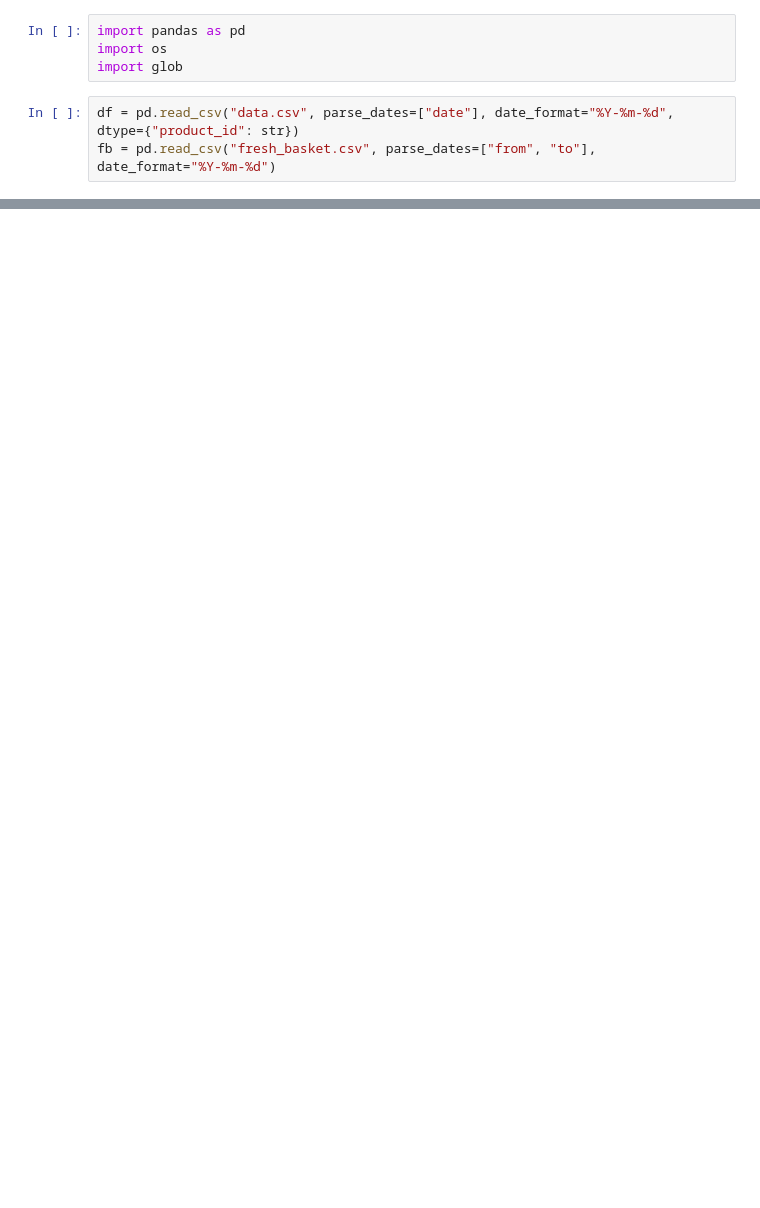
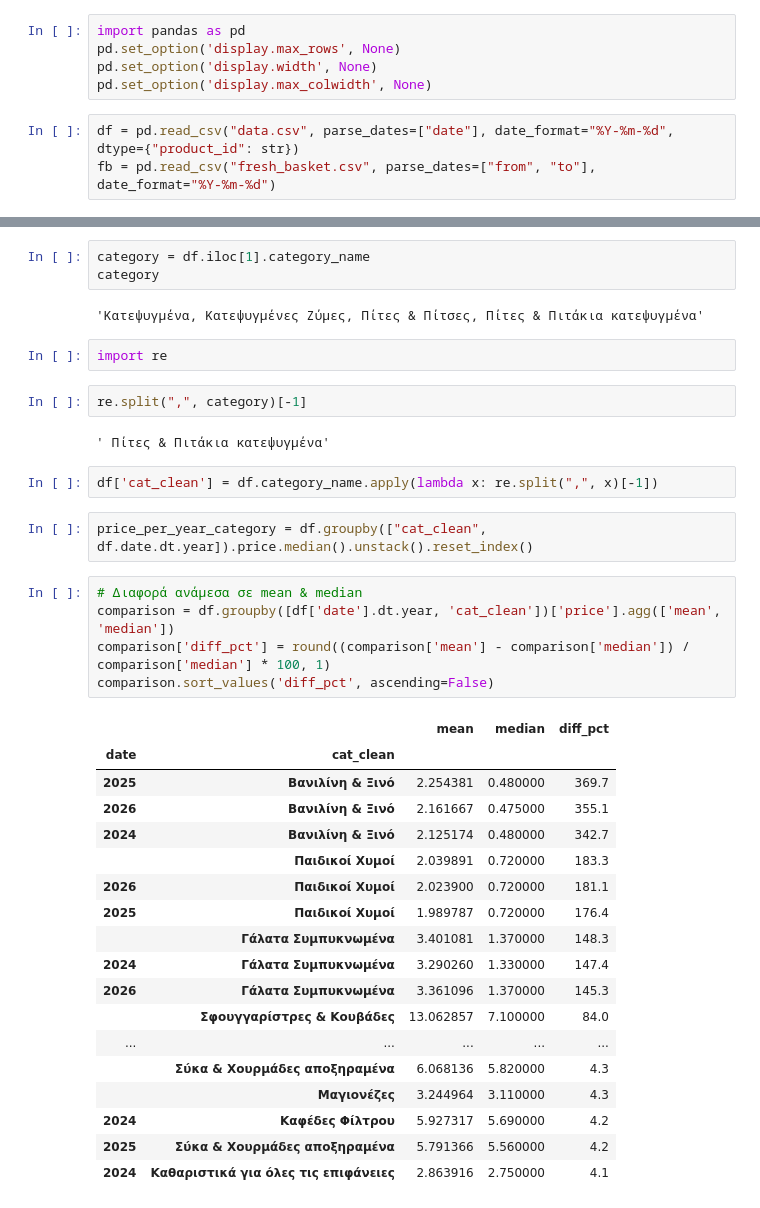
Before and after one commit to troboukis/ekatanalotis, a Jupyter notebook: analysis.ipynb, the cells around one changed output, grey strips where cells are left out. Drawn from its saved outputs; the diff is of its cells as text; blank space fills up the shorter version.

```diff
--- a/analysis.ipynb
+++ b/analysis.ipynb
@@ -1,7 +1,8 @@
 # %%
 import pandas as pd
-import os
-import glob
+pd.set_option('display.max_rows', None)
+pd.set_option('display.width', None)
+pd.set_option('display.max_colwidth', None)
 # %%
 df = pd.read_csv("data.csv", parse_dates=["date"], date_format="%Y-%m-%d", dtype={"product_id": str})
 fb = pd.read_csv("fresh_basket.csv", parse_dates=["from", "to"], date_format="%Y-%m-%d")
@@ -13,0 +22,39 @@ df.head(2)
+# %%
+category = df.iloc[1].category_name
+category
+# %% [output]
+'Κατεψυγμένα, Κατεψυγμένες Ζύμες, Πίτες & Πίτσες, Πίτες & Πιτάκια κατεψυγμένα'
+# %%
+import re
+# %%
+re.split(",", category)[-1]
+# %% [output]
+' Πίτες & Πιτάκια κατεψυγμένα'
+# %%
+df['cat_clean'] = df.category_name.apply(lambda x: re.split(",", x)[-1])
+# %%
+price_per_year_category = df.groupby(["cat_clean", df.date.dt.year]).price.median().unstack().reset_index()
+# %%
+# Διαφορά ανάμεσα σε mean & median
+comparison = df.groupby([df['date'].dt.year, 'cat_clean'])['price'].agg(['mean', 'median'])
+comparison['diff_pct'] = round((comparison['mean'] - comparison['median']) / comparison['median'] * 100, 1)
+comparison.sort_values('diff_pct', ascending=False)
+# %% [output]
+|  |  | mean | median | diff_pct |
+| date | cat_clean |  |  |  |
+| 2025 | Βανιλίνη & Ξινό | 2.254381 | 0.480000 | 369.7 |
+| 2026 | Βανιλίνη & Ξινό | 2.161667 | 0.475000 | 355.1 |
+| 2024 | Βανιλίνη & Ξινό | 2.125174 | 0.480000 | 342.7 |
+|  | Παιδικοί Χυμοί | 2.039891 | 0.720000 | 183.3 |
+| 2026 | Παιδικοί Χυμοί | 2.023900 | 0.720000 | 181.1 |
+| 2025 | Παιδικοί Χυμοί | 1.989787 | 0.720000 | 176.4 |
+|  | Γάλατα Συμπυκνωμένα | 3.401081 | 1.370000 | 148.3 |
+| 2024 | Γάλατα Συμπυκνωμένα | 3.290260 | 1.330000 | 147.4 |
+| 2026 | Γάλατα Συμπυκνωμένα | 3.361096 | 1.370000 | 145.3 |
+|  | Σφουγγαρίστρες & Κουβάδες | 13.062857 | 7.100000 | 84.0 |
+| ... | ... | ... | ... | ... |
+|  | Σύκα & Χουρμάδες αποξηραμένα | 6.068136 | 5.820000 | 4.3 |
+|  | Μαγιονέζες | 3.244964 | 3.110000 | 4.3 |
+| 2024 | Καφέδες Φίλτρου | 5.927317 | 5.690000 | 4.2 |
+| 2025 | Σύκα & Χουρμάδες αποξηραμένα | 5.791366 | 5.560000 | 4.2 |
+| 2024 | Καθαριστικά για όλες τις επιφάνειες | 2.863916 | 2.750000 | 4.1 |
```
Also changed, not shown: parts of 11 cells of this notebook, 6 other files.
